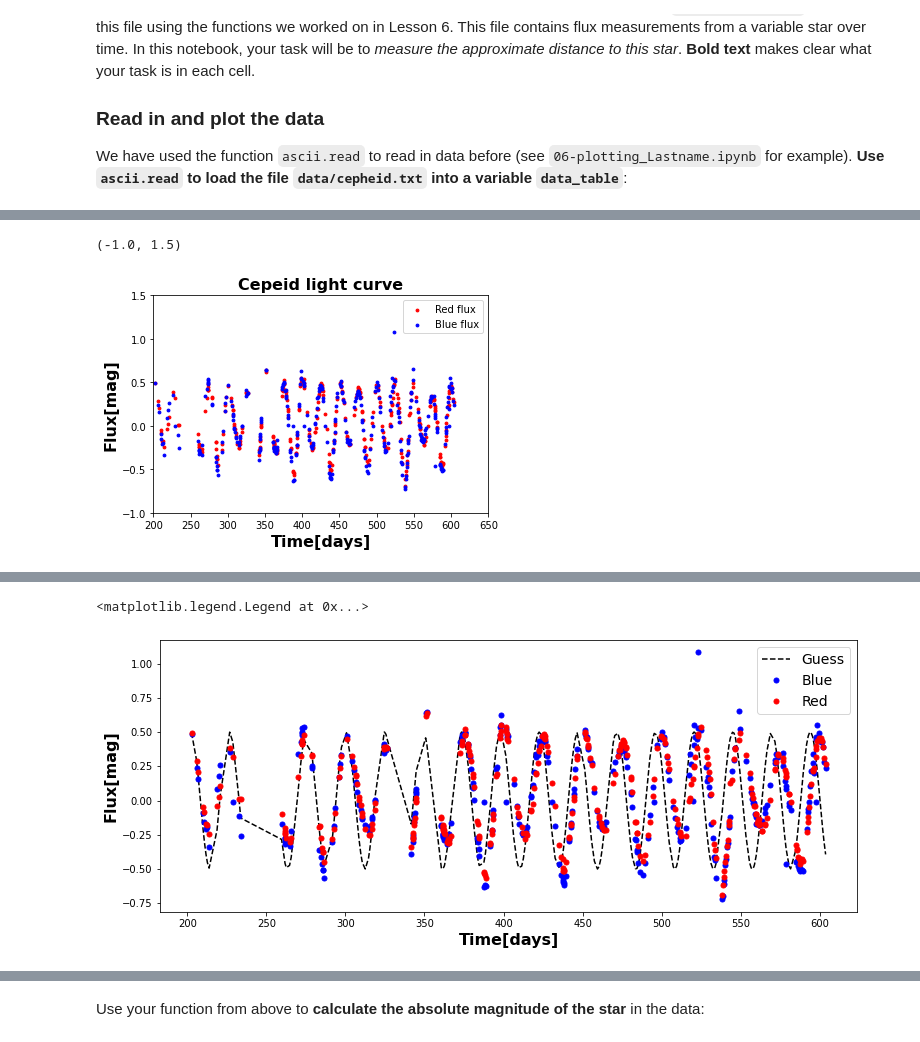
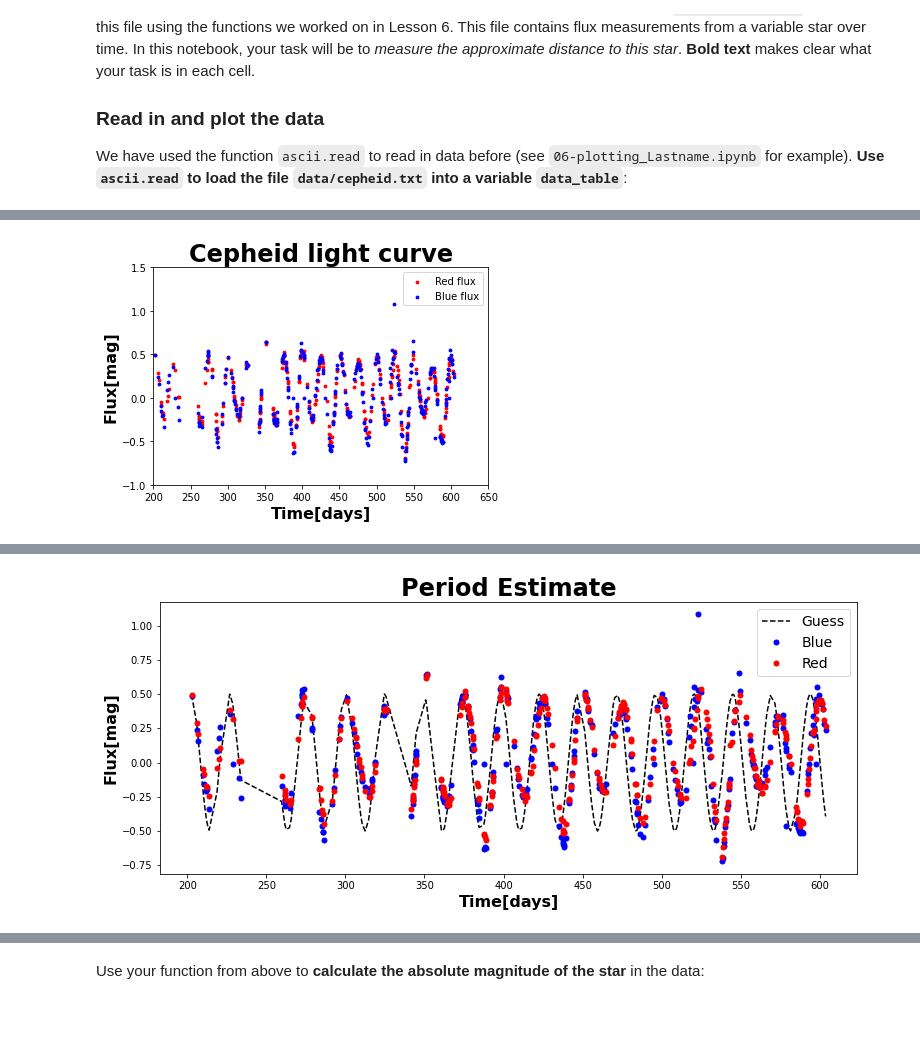
Before and after one commit to blaketjohnson/Astro3190_BJohnson, a Jupyter notebook: lessons/Cepheid_research_Johnson.ipynb, the cells around one changed output, grey strips where cells are left out. Drawn from its saved outputs; the diff is of its cells as text; code cells hidden in the pictures; blank space fills up the shorter version.

```diff
--- a/lessons/Cepheid_research_Johnson.ipynb
+++ b/lessons/Cepheid_research_Johnson.ipynb
@@ -46,12 +46,13 @@ plt.scatter(data_table['Time'], data_table['Blue'],color='blue',label='Blue flux
 plt.xlabel('Time[days]',fontweight='bold',fontsize='16',color = 'black')
 plt.ylabel('Flux[mag]',fontweight='bold',fontsize='16',color='black')
 plt.legend(loc='upper right')
-plt.title('Cepeid light curve',fontweight='bold',fontsize='16')
+plt.title('Cepheid light curve',fontweight='bold',fontsize='24')
 plt.xlim(200,650)
 plt.ylim(-1.0,1.5)
+
+plt.savefig('Cepheid')
 # %% [output]
-(-1.0, 1.5)
-[figure, old version]
+[figure, new version]
 # %% [markdown]
 This type of star is called a [Cepheid variable star](https://en.wikipedia.org/wiki/Classical_Cepheid_variable#Period-luminosity_relation). These stars are useful to astronomers because their flux varies in a predictable sinusoidal pattern. It turns out that the period of the flux oscillation is directly related to how intrinsically bright the star is – so if you know how long the period is, and you measure how dim the star _appears_ to be, you can estimate how far away it is because you know how bright it really is.  Begin by doing a NASA ADS search to find papers related to Cepheid variable stars.  Part of doing research is finding and reading the appropriate background literature.  This will help you build the introduction/background section of your final presentation.
 
@@ -71,34 +72,37 @@ def flux(t,T,A,O):
 # %%
 # Define some variables you'll need for your function
 period_guess = 24.5
 amplitude_guess = 0.5
 offset_guess = 0
 
 # Set a figure size
 plt.figure(figsize=(12.5,5))
 
 # Plot my flux curve assuming the above values:
 # Note: as long as your plot command is enclosed by (),
 # you can make it run more than oneline,
 # which helps when you've got a lot of arguments
 plt.plot(data_table['Time'],flux(data_table['Time'],period_guess,
          amplitude_guess,offset_guess),
          linestyle='--',color='k',label='Guess')
 
 # Plot data points for blue and red magnitudes
 plt.plot(data_table['Time'],data_table['Blue'],'o',markersize=5,
          color='Blue',label='Blue')
 plt.plot(data_table['Time'],data_table['Red'],'o',markersize=5,
          color='Red',label='Red')
 
 plt.xlabel('Time[days]',fontweight='bold',fontsize='16',color = 'black')
 plt.ylabel('Flux[mag]',fontweight='bold',fontsize='16',color='black')
+plt.title('Period Estimate',fontweight='bold',fontsize='24',color='black')
+
 
 # Add a legend
 plt.legend(fontsize=14)
+
+plt.savefig('Period_Estimate')
 # %% [output]
-<matplotlib.legend.Legend at 0x...>
-[figure, old version]
+[figure, new version]
 # %% [markdown]
 ### Period-luminosity relation
 
```
Also changed, not shown: parts of 4 cells of this notebook, 4 other files.
